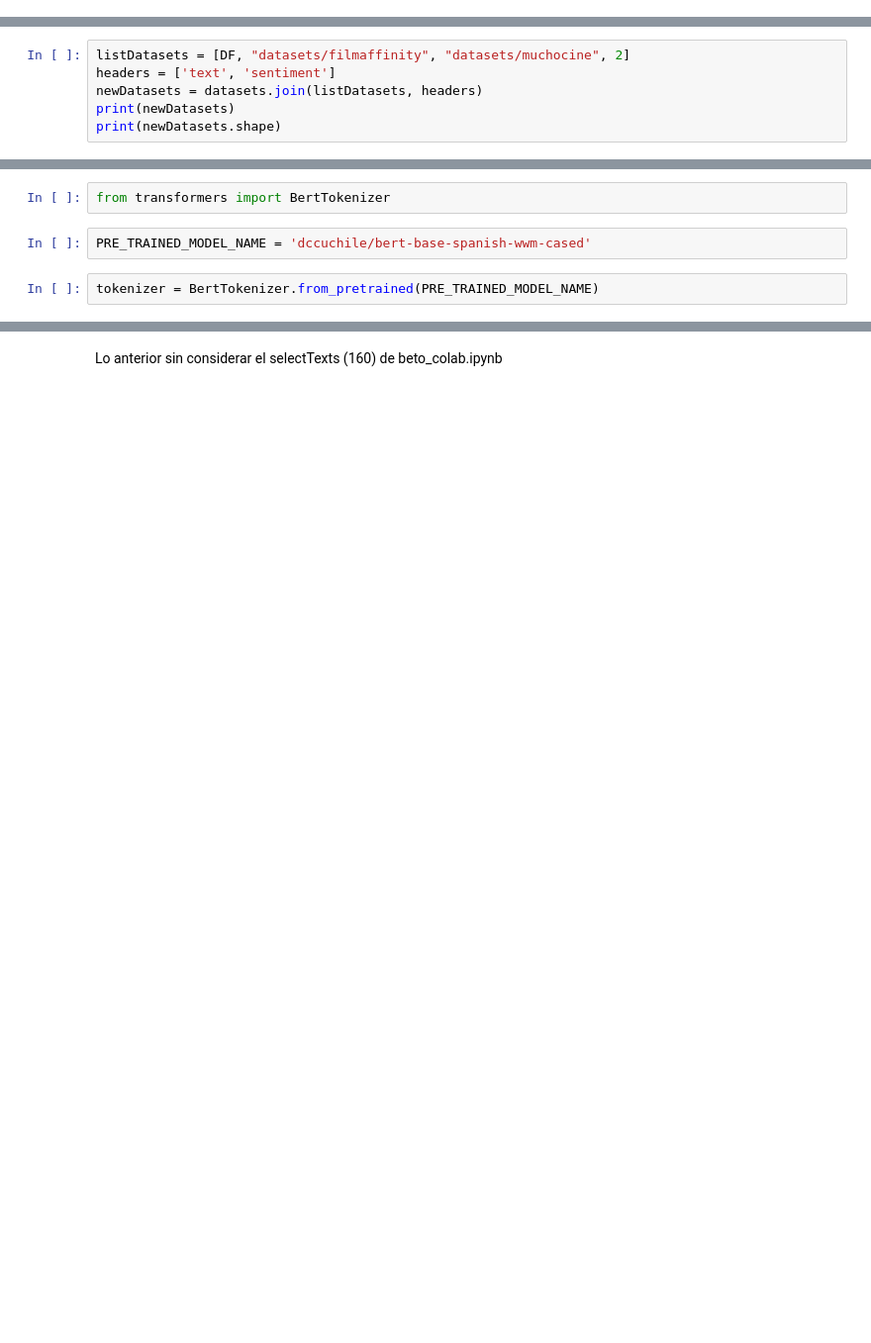
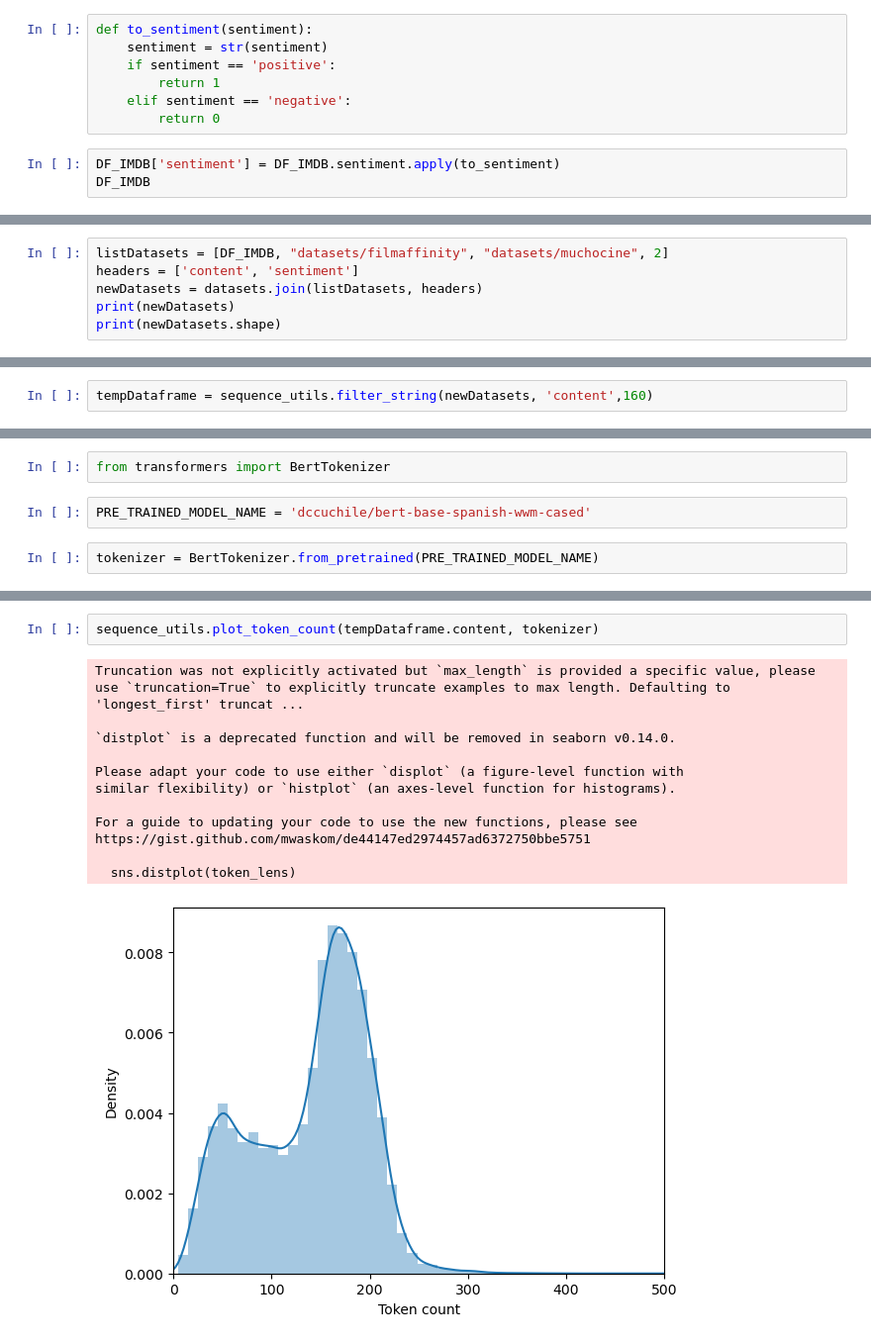
Before and after one commit to joseortizm/RecSys, a Jupyter notebook: beto.ipynb, the cells around one changed output, grey strips where cells are left out. Shown: that part at 99% size. Drawn from its saved outputs; the diff is of its cells as text; blank space fills up the shorter version.

Commit message:
add Beto model

```diff
--- a/beto.ipynb
+++ b/beto.ipynb
@@ -59,0 +69,10 @@ DF
+# %%
+def to_sentiment(sentiment):
+    sentiment = str(sentiment)
+    if sentiment == 'positive':
+        return 1
+    elif sentiment == 'negative':
+        return 0
+# %%
+DF_IMDB['sentiment'] = DF_IMDB.sentiment.apply(to_sentiment)
+DF_IMDB
@@ -60,6 +93,6 @@ DF
 # %%
-listDatasets = [DF, "datasets/filmaffinity", "datasets/muchocine", 2]
-headers = ['text', 'sentiment']
+listDatasets = [DF_IMDB, "datasets/filmaffinity", "datasets/muchocine", 2]
+headers = ['content', 'sentiment']
 newDatasets = datasets.join(listDatasets, headers)
 print(newDatasets)
 print(newDatasets.shape)
@@ -82,0 +151,2 @@ undetected element with index: 3
+# %%
+tempDataframe = sequence_utils.filter_string(newDatasets, 'content',160)
@@ -101,5 +194,18 @@ https://gist.github.com/mwaskom/de44147ed2974457ad6372750bbe5751
 
   sns.distplot(token_lens)
 [figure]
-# %% [markdown]
-Lo anterior sin considerar el selectTexts (160) de beto_colab.ipynb
+# %%
+sequence_utils.plot_token_count(tempDataframe.content, tokenizer)
+# %% [output]
+Truncation was not explicitly activated but `max_length` is provided a specific value, please use `truncation=True` to explicitly truncate examples to max length. Defaulting to 'longest_first' truncat ...
+
+`distplot` is a deprecated function and will be removed in seaborn v0.14.0.
+
+Please adapt your code to use either `displot` (a figure-level function with
+similar flexibility) or `histplot` (an axes-level function for histograms).
+
+For a guide to updating your code to use the new functions, please see
+https://gist.github.com/mwaskom/de44147ed2974457ad6372750bbe5751
+
+  sns.distplot(token_lens)
+[figure, added]
```
Also changed, not shown: parts of 26 cells of this notebook, 1 other file.
